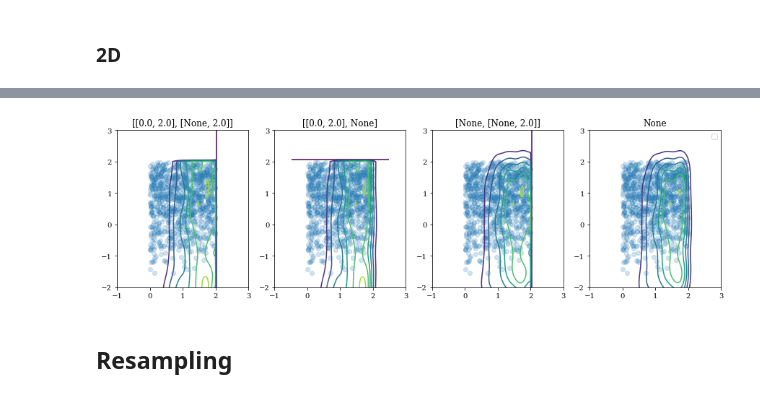
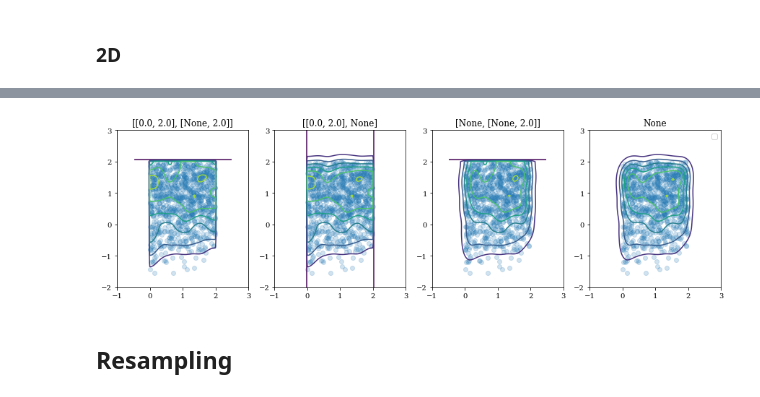
Before and after one commit to lzkelley/kalepy, a Jupyter notebook: notebooks/kde.ipynb, the cells around one changed output, grey strips where cells are left out. Cells and saved outputs as stored; diff of their text form; code cells hidden in the pictures.

```diff
--- a/notebooks/kde.ipynb
+++ b/notebooks/kde.ipynb
@@ -387,7 +387,7 @@ reflections = [
 for ii, (ax, reflect) in enumerate(zip(axes, reflections)):
     pdf_1d = kde.pdf(grid, reflect=reflect)
     pdf = pdf_1d.reshape(hist.shape)
-    ax.contour(*cgrid, pdf)
+    ax.contour(*cgrid, pdf.T)
 
     ax.set(xlim=[-1.0, 3.0], ylim=[-2, 3], title=str(reflect))
 
@@ -398,4 +398,4 @@ WARNING:matplotlib.legend:No handles with labels found to put in legend.
-[figure, old version]
+[figure, new version]
 # %% [markdown]
 ## Resampling
 # %% [markdown]
```
Also changed, not shown: parts of 3 cells of this notebook, 1 other file.
